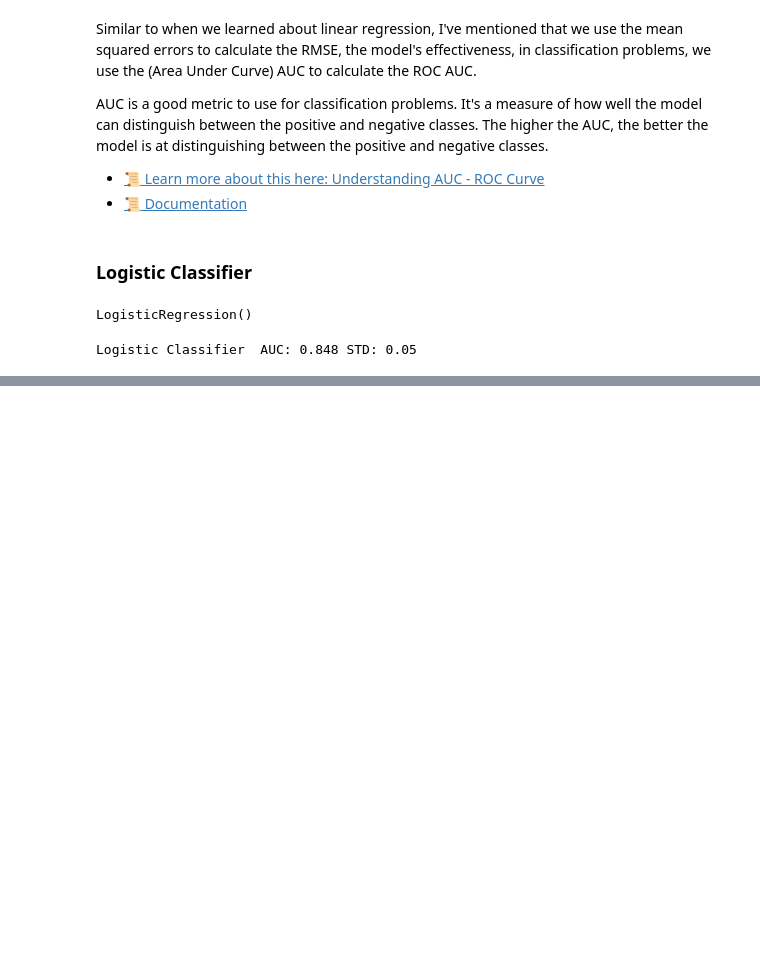
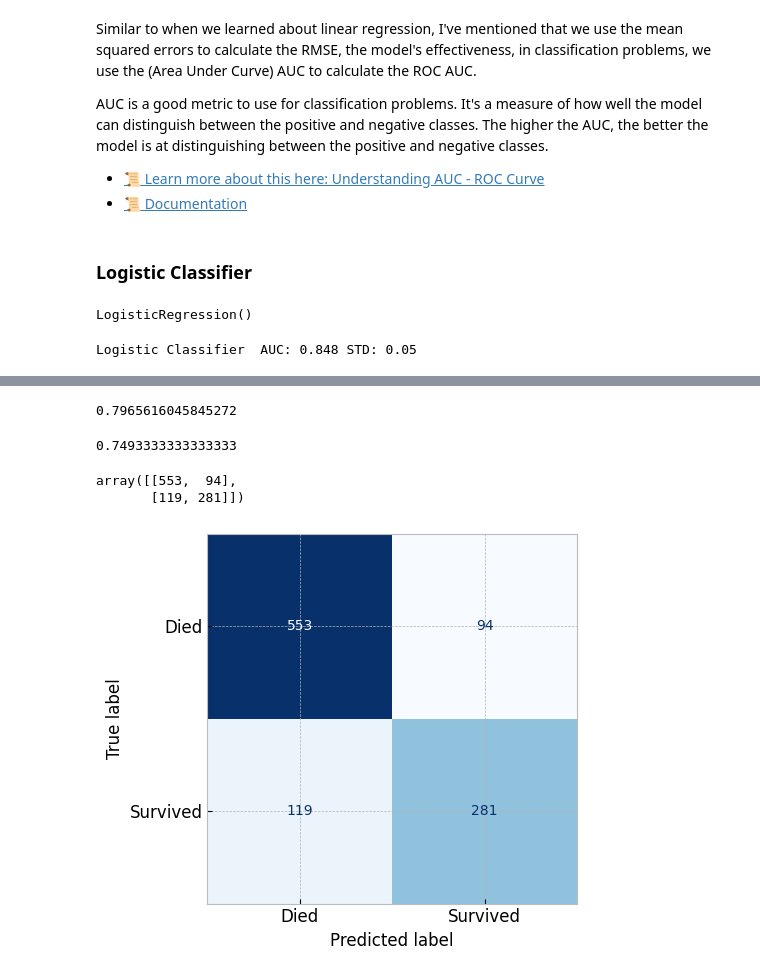
Before and after one commit to IT4063C-Fall22/Sandbox, a Jupyter notebook: modules/5.classification/sandbox.ipynb, the cells around one changed output, grey strips where cells are left out. Cells and saved outputs as stored; diff of their text form; code cells hidden in the pictures; blank space fills up the shorter version.

```diff
--- a/modules/5.classification/sandbox.ipynb
+++ b/modules/5.classification/sandbox.ipynb
@@ -589,0 +653,11 @@ From the above we see that logisitic regression is better than the dummy classif
+# %%
+# Bringing back the logistic classifier
+logistic_classifier = LogisticRegression()
+logistic_classifier.fit(clean_titanic_X, titanic_y)
+
+scores = cross_val_score(
+  logistic_classifier, clean_titanic_X, titanic_y,
+  scoring="roc_auc", cv=10)
+print(
+    f"Logistic Classifier  AUC: {scores.mean():.3f} STD: {scores.std():.2f}"
+)
@@ -589,0 +680,28 @@ From the above we see that logisitic regression is better than the dummy classif
+# %%
+# `.score` on training data
+logistic_classifier.score(clean_titanic_X, titanic_y)
+# %% [output]
+0.7965616045845272
+# %%
+# `precision_score` on training data
+metrics.precision_score(titanic_y, logistic_classifier.predict(clean_titanic_X))
+# %% [output]
+0.7493333333333333
+# %%
+# Confusion Matrix
+metrics.confusion_matrix(titanic_y, logistic_classifier.predict(clean_titanic_X))
+# %% [output]
+array([[553,  94],
+       [119, 281]])
+# %%
+# plotting the confusion matrix
+## the metrics packages has a `plot_confusion_matrix` function
+metrics.ConfusionMatrixDisplay.from_estimator(
+  estimator=logistic_classifier,
+  X=clean_titanic_X, y=titanic_y,
+  display_labels=['Died', 'Survived'],
+  cmap="Blues", colorbar=False
+)
+plt.show()
+# %% [output]
+[figure, added]
```
Also changed, not shown: parts of 28 cells of this notebook, 1 other file.
